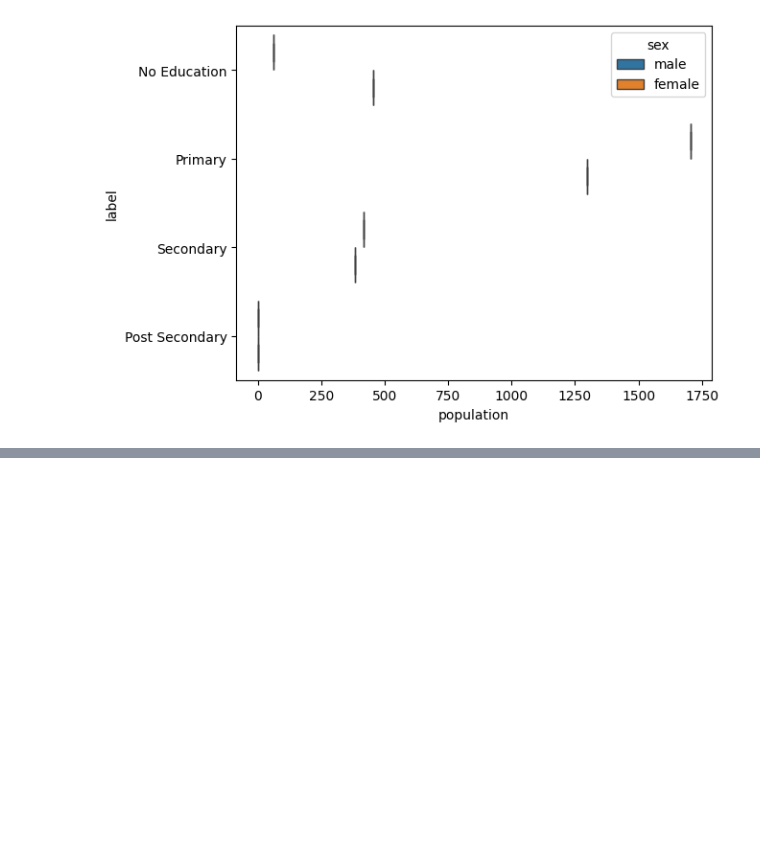
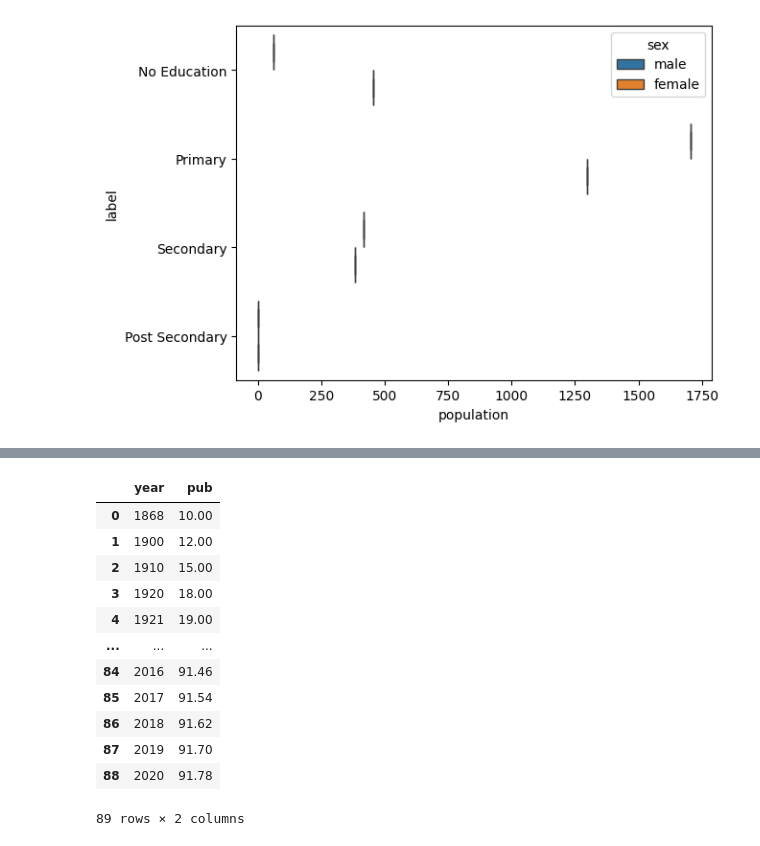
Before and after one commit to j-chowder/japanese_literature, a Jupyter notebook: edu.ipynb, the cells around one changed output, grey strips where cells are left out. Drawn from its saved outputs; the diff is of its cells as text; code cells hidden in the pictures; blank space fills up the shorter version.

```diff
--- a/edu.ipynb
+++ b/edu.ipynb
@@ -331,0 +359,16 @@ sns.boxplot(test, x='population', y='label', hue='sex');
+# %%
+df
+# %% [output]
+|  | year | pub |
+| 0 | 1868 | 10.00 |
+| 1 | 1900 | 12.00 |
+| 2 | 1910 | 15.00 |
+| 3 | 1920 | 18.00 |
+| 4 | 1921 | 19.00 |
+| ... | ... | ... |
+| 84 | 2016 | 91.46 |
+| 85 | 2017 | 91.54 |
+| 86 | 2018 | 91.62 |
+| 87 | 2019 | 91.70 |
+| 88 | 2020 | 91.78 |
+89 rows × 2 columns
```
Also changed, not shown: parts of 8 cells of this notebook, 5 other files.
